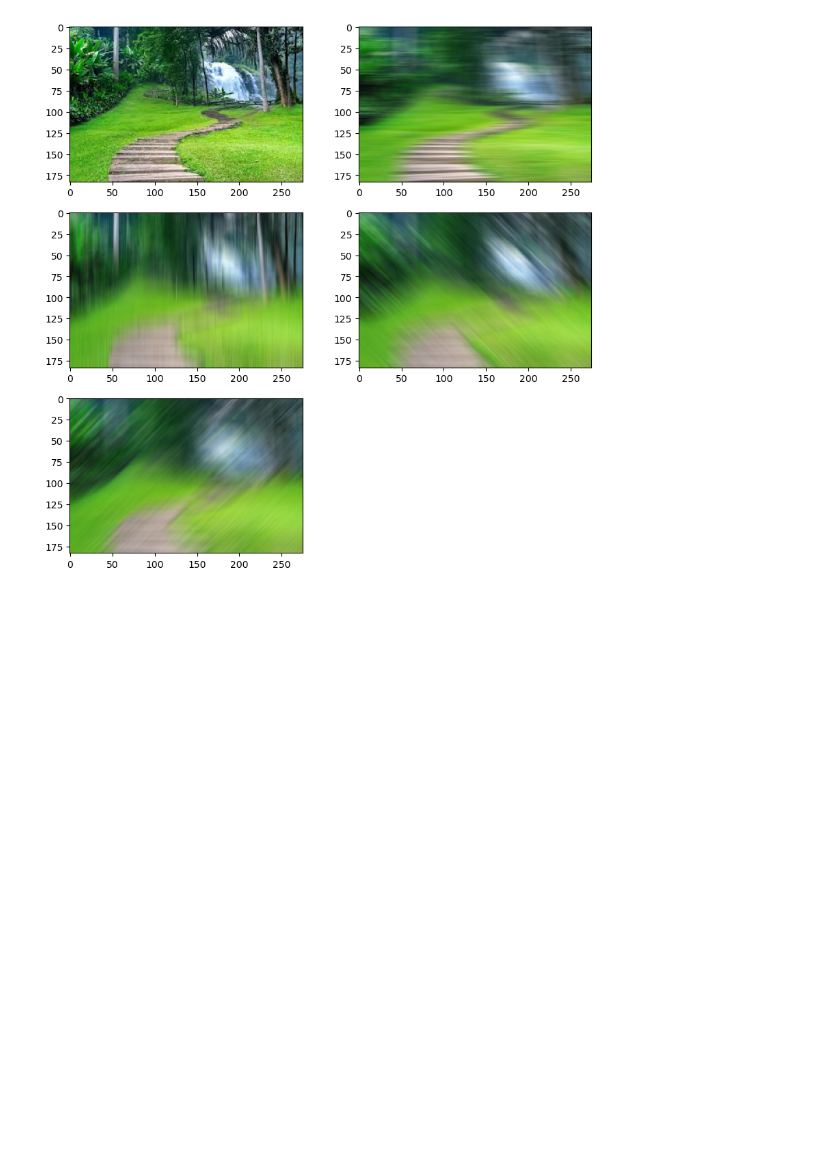
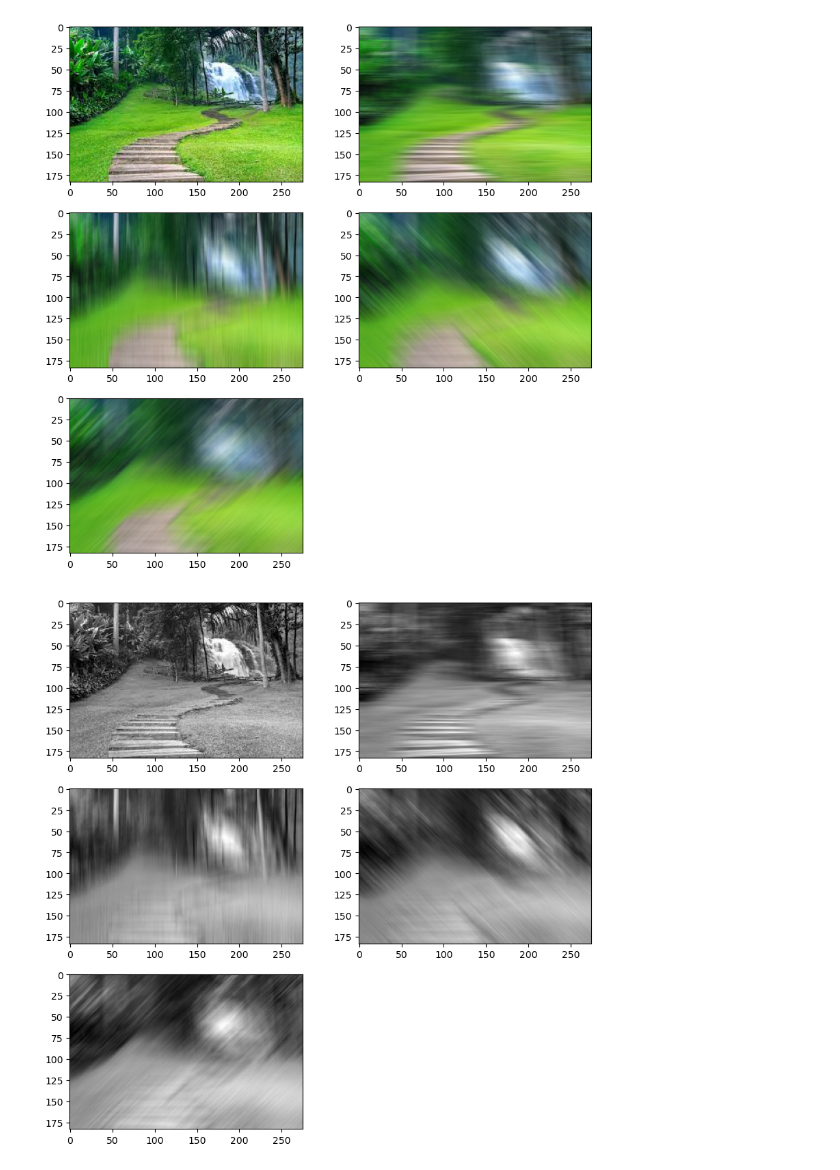
Before and after one commit to marcos7-eri/pdi, a Jupyter notebook: ACT.7.ipynb, the cells around one changed output. Cells and saved outputs as stored; diff of their text form; code cells hidden in the pictures; blank space fills up the shorter version.

```diff
--- a/ACT.7.ipynb
+++ b/ACT.7.ipynb
@@ -43,3 +43,49 @@ plt.imshow(img_com3)
 plt.show()
 # %% [output]
 [figure]
+# %%
+import cv2
+import numpy as np
+import matplotlib.pyplot as plt
+
+def convolucion_media_h(img, tkernel):
+    kernel = np.ones((1, tkernel), np.float32) / tkernel
+    imagen_c=cv2.filter2D(img,-1,kernel)
+    return imagen_c
+
+def convolucion_media_v(img, tkernel):
+    kernel = np.ones((tkernel, 1), np.float32) / tkernel
+    imagen_c=cv2.filter2D(img,-1,kernel)
+    return imagen_c
+
+def convolucion_media_d(img, tkernel):
+    kernel = np.eye(tkernel, dtype=np.float32) / tkernel
+    imagen_c=cv2.filter2D(img,-1,kernel)
+    return imagen_c
+
+def convolucion_media_di(img, tkernel):
+    kernel = np.fliplr(np.eye(tkernel, dtype=np.float32)) / tkernel
+    imagen_c=cv2.filter2D(img,-1,kernel)
+    return imagen_c
+
+img = cv2.imread('images.jpg', 0)
+
+img_com=convolucion_media_h(img,29)
+img_com1=convolucion_media_v(img,29)
+img_com2=convolucion_media_d(img,29)
+img_com3=convolucion_media_di(img,29)
+
+plt.figure(figsize=(10,10))
+plt.subplot(321)
+plt.imshow(img, cmap='gray')
+plt.subplot(322)
+plt.imshow(img_com, cmap='gray')
+plt.subplot(323)
+plt.imshow(img_com1, cmap='gray')
+plt.subplot(324)
+plt.imshow(img_com2, cmap='gray')
+plt.subplot(325)
+plt.imshow(img_com3, cmap='gray')
+plt.show()
+# %% [output]
+[figure, added]
```
